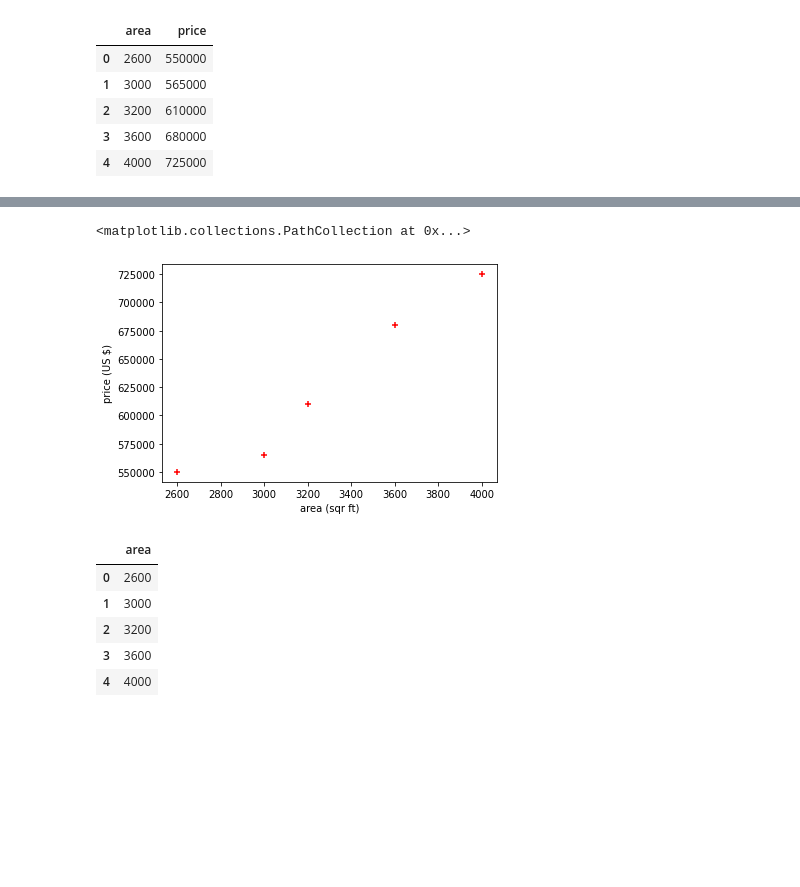
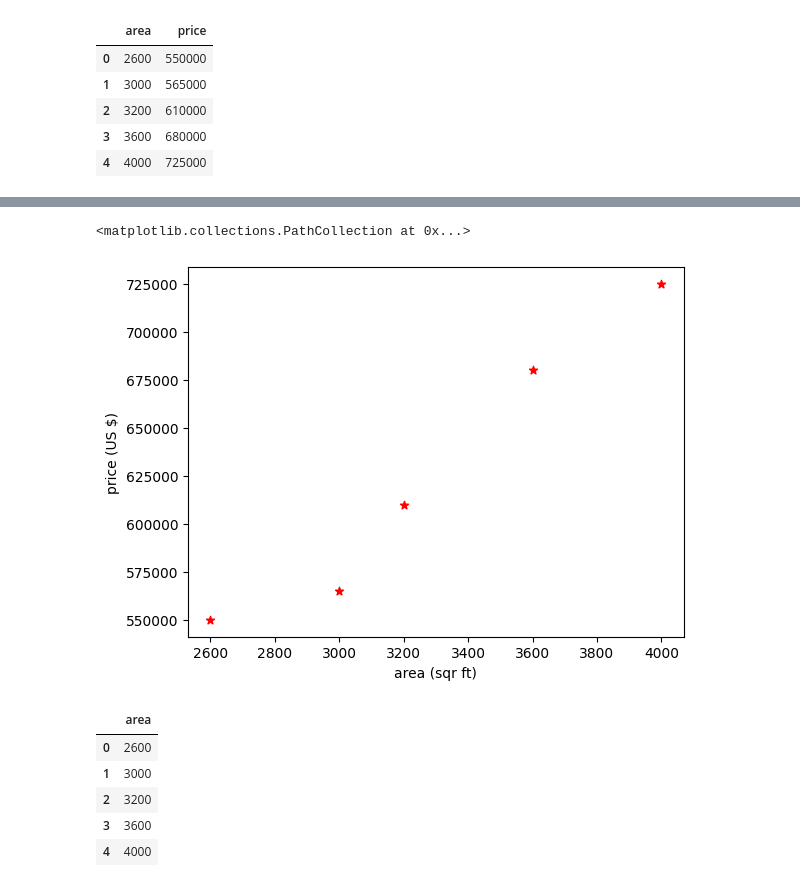
Before and after one commit to ronupanchal/ML_Algorithm_code, a Jupyter notebook: ML_LinearRegression.ipynb, the cells around one changed output, grey strips where cells are left out. Cells and saved outputs as stored; diff of their text form; code cells hidden in the pictures; blank space fills up the shorter version.

```diff
--- a/ML_LinearRegression.ipynb
+++ b/ML_LinearRegression.ipynb
@@ -82,7 +82,7 @@ print("r:",r) # bad fit, no relation btwn
 # %% [output]
 r: 0.01331814154297491
 # %%
-df = pd.read_csv("/content/home_prices.csv")
+df = pd.read_csv("/content/sample_data/home_prices.csv")
 df
 # %% [output]
 |  | area | price |
@@ -94,11 +148,11 @@ df
 # %%
 %matplotlib inline
 plt.xlabel('area (sqr ft)')
 plt.ylabel('price (US $)')
-plt.scatter(df.area,df.price,color='red',marker="+")
+plt.scatter(df.area,df.price,color='red',marker="*")
 # %% [output]
 <matplotlib.collections.PathCollection at 0x...>
-[figure, old version]
+[figure, new version]
 # %%
 new_df = df.drop('price',axis='columns')
 new_df
```
Also changed, not shown: parts of 17 cells of this notebook.
